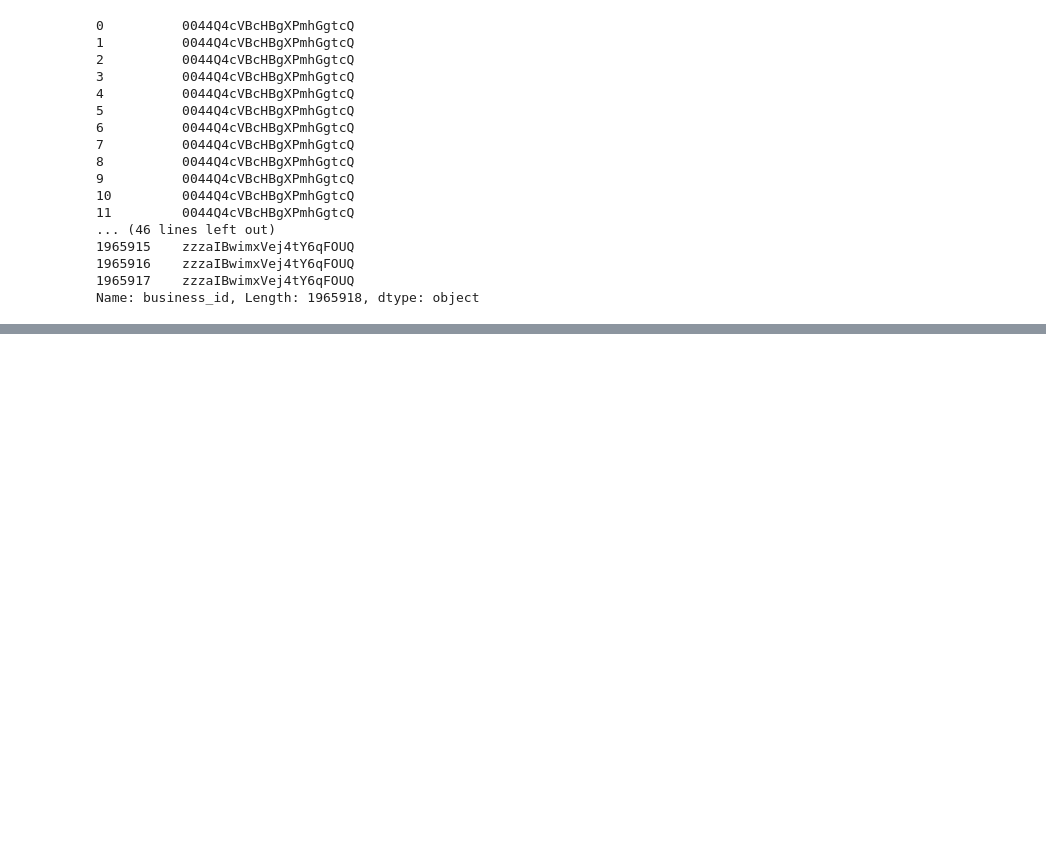
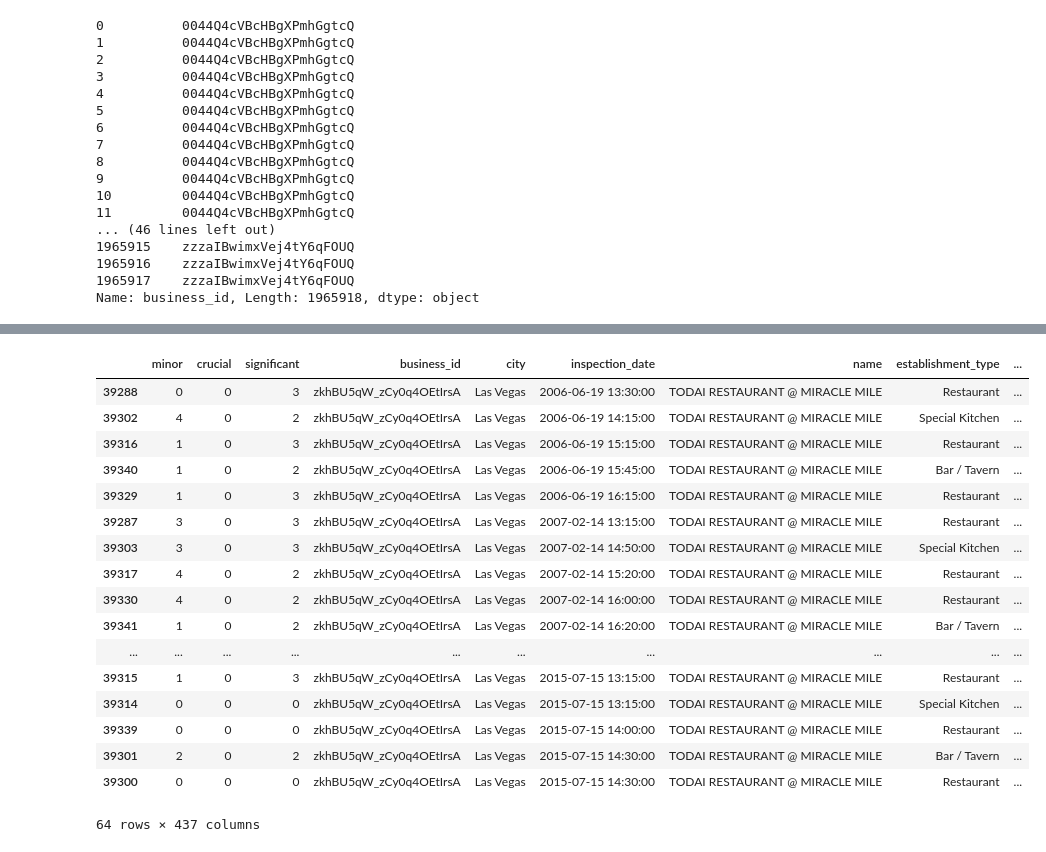
Before and after one commit to meiguan/yelp_abcs, a Jupyter notebook: stag/Aggregate_review_metrics.ipynb, the cells around one changed output, grey strips where cells are left out. Drawn from its saved outputs; the diff is of its cells as text; code cells hidden in the pictures; blank space fills up the shorter version.

```diff
--- a/stag/Aggregate_review_metrics.ipynb
+++ b/stag/Aggregate_review_metrics.ipynb
@@ -182,0 +1174,21 @@ Timestamp('2016-06-07 20:00:00')
+# %%
+final_df[final_df['business_id']=='zkhBU5qW_zCy0q4OEtIrsA'].sort_values('inspection_date')
+# %% [output]
+|  | minor | crucial | significant | business_id | city | inspection_date | name | establishment_type | ... |
+| 39288 | 0 | 0 | 3 | zkhBU5qW_zCy0q4OEtIrsA | Las Vegas | 2006-06-19 13:30:00 | TODAI RESTAURANT @ MIRACLE MILE | Restaurant | ... |
+| 39302 | 4 | 0 | 2 | zkhBU5qW_zCy0q4OEtIrsA | Las Vegas | 2006-06-19 14:15:00 | TODAI RESTAURANT @ MIRACLE MILE | Special Kitchen | ... |
+| 39316 | 1 | 0 | 3 | zkhBU5qW_zCy0q4OEtIrsA | Las Vegas | 2006-06-19 15:15:00 | TODAI RESTAURANT @ MIRACLE MILE | Restaurant | ... |
+| 39340 | 1 | 0 | 2 | zkhBU5qW_zCy0q4OEtIrsA | Las Vegas | 2006-06-19 15:45:00 | TODAI RESTAURANT @ MIRACLE MILE | Bar / Tavern | ... |
+| 39329 | 1 | 0 | 3 | zkhBU5qW_zCy0q4OEtIrsA | Las Vegas | 2006-06-19 16:15:00 | TODAI RESTAURANT @ MIRACLE MILE | Restaurant | ... |
+| 39287 | 3 | 0 | 3 | zkhBU5qW_zCy0q4OEtIrsA | Las Vegas | 2007-02-14 13:15:00 | TODAI RESTAURANT @ MIRACLE MILE | Restaurant | ... |
+| 39303 | 3 | 0 | 3 | zkhBU5qW_zCy0q4OEtIrsA | Las Vegas | 2007-02-14 14:50:00 | TODAI RESTAURANT @ MIRACLE MILE | Special Kitchen | ... |
+| 39317 | 4 | 0 | 2 | zkhBU5qW_zCy0q4OEtIrsA | Las Vegas | 2007-02-14 15:20:00 | TODAI RESTAURANT @ MIRACLE MILE | Restaurant | ... |
+| 39330 | 4 | 0 | 2 | zkhBU5qW_zCy0q4OEtIrsA | Las Vegas | 2007-02-14 16:00:00 | TODAI RESTAURANT @ MIRACLE MILE | Restaurant | ... |
+| 39341 | 1 | 0 | 2 | zkhBU5qW_zCy0q4OEtIrsA | Las Vegas | 2007-02-14 16:20:00 | TODAI RESTAURANT @ MIRACLE MILE | Bar / Tavern | ... |
+| ... | ... | ... | ... | ... | ... | ... | ... | ... | ... |
+| 39315 | 1 | 0 | 3 | zkhBU5qW_zCy0q4OEtIrsA | Las Vegas | 2015-07-15 13:15:00 | TODAI RESTAURANT @ MIRACLE MILE | Restaurant | ... |
+| 39314 | 0 | 0 | 0 | zkhBU5qW_zCy0q4OEtIrsA | Las Vegas | 2015-07-15 13:15:00 | TODAI RESTAURANT @ MIRACLE MILE | Special Kitchen | ... |
+| 39339 | 0 | 0 | 0 | zkhBU5qW_zCy0q4OEtIrsA | Las Vegas | 2015-07-15 14:00:00 | TODAI RESTAURANT @ MIRACLE MILE | Restaurant | ... |
+| 39301 | 2 | 0 | 2 | zkhBU5qW_zCy0q4OEtIrsA | Las Vegas | 2015-07-15 14:30:00 | TODAI RESTAURANT @ MIRACLE MILE | Bar / Tavern | ... |
+| 39300 | 0 | 0 | 0 | zkhBU5qW_zCy0q4OEtIrsA | Las Vegas | 2015-07-15 14:30:00 | TODAI RESTAURANT @ MIRACLE MILE | Restaurant | ... |
+64 rows × 437 columns
```
Also changed, not shown: parts of 62 cells of this notebook, 1 other file.
